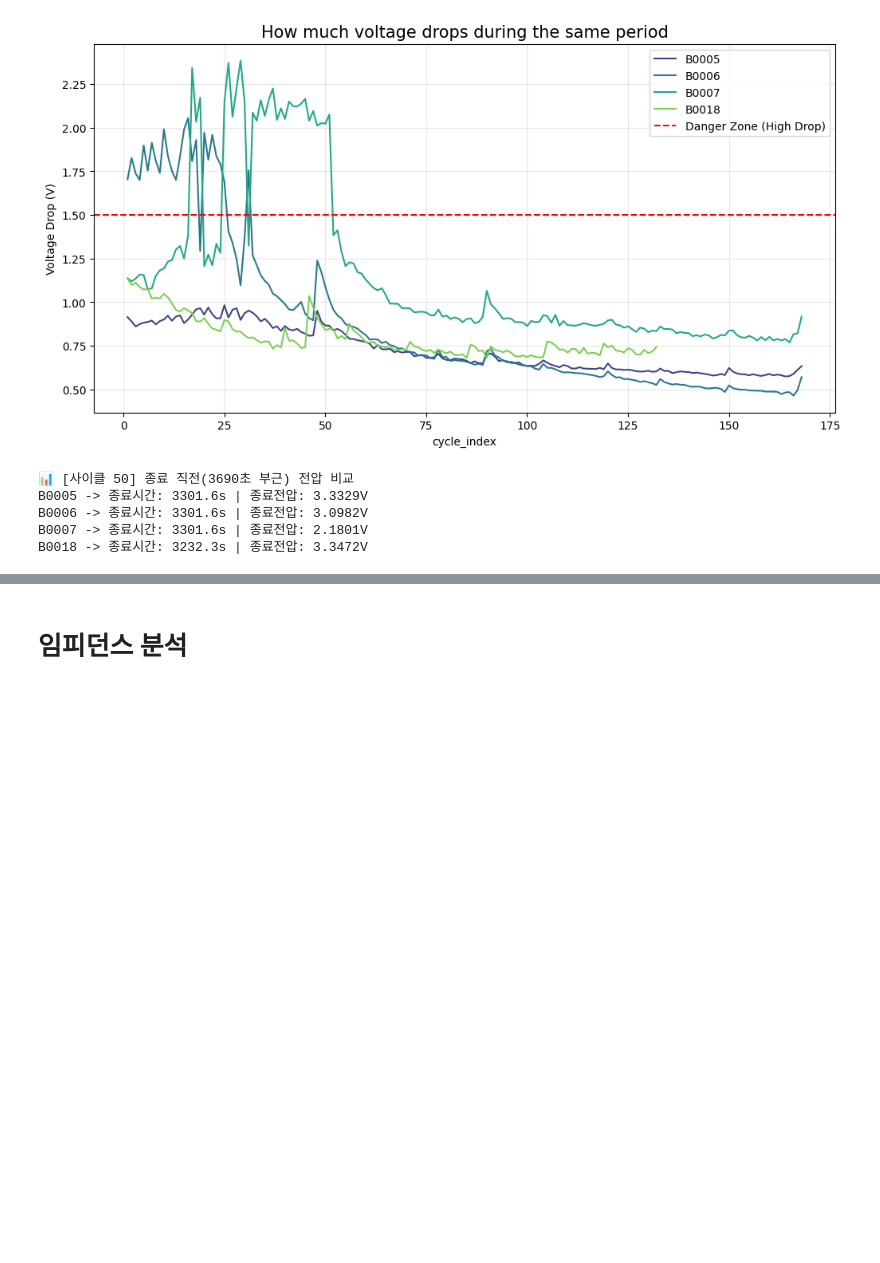
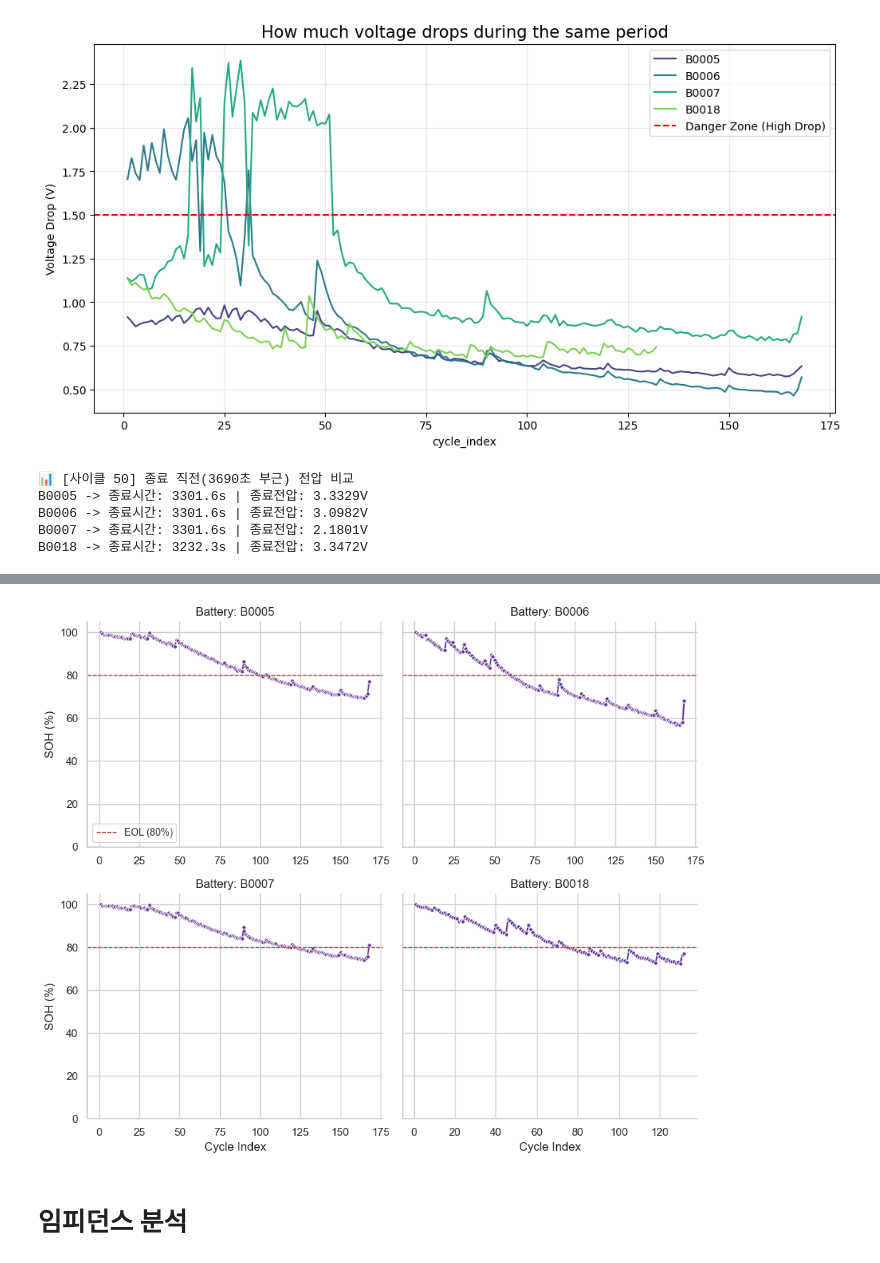
Before and after one commit to dlalswns0211/sparta_project_3_team11, a Jupyter notebook: works/rsh/rsh_01_260319_01.ipynb, the cells around one changed output, grey strips where cells are left out. Saved outputs shown, nothing was run; the diff lists cells and outputs as text; code cells hidden in the pictures; blank space fills up the shorter version.

```diff
--- a/works/rsh/rsh_01_260319_01.ipynb
+++ b/works/rsh/rsh_01_260319_01.ipynb
@@ -917,0 +1222,15 @@ plt.show()
+# %%
+# soh
+
+# 1. 배터리 ID와 사이클 번호로 정렬 (시간 순서 보장)
+df_battery_discharge = df_battery_discharge.sort_values(by=['battery_id', 'cycle_index'])
+
+# 2. 각 배터리(battery_id) 그룹별로 '맨 처음(첫 행)'의 Capacity를 찾아 새로운 컬럼으로 생성
+# transform('first')를 쓰면 그룹 내 첫 번째 값이 모든 사이클 행에 분모로 들어갑니다.
+df_battery_discharge['initial_capacity'] = df_battery_discharge.groupby('battery_id')['Capacity'].transform('first')
+
+# 3. SOH 계산: (현재 사이클의 capacity / 해당 배터리의 초기 capacity) * 100
+df_battery_discharge['SOH'] = (df_battery_discharge['Capacity'] / df_battery_discharge['initial_capacity']) * 100
+
+# 4. 결과 확인 (배터리 ID, 사이클, 현재용량, 초기용량, SOH 순서)
+print(df_battery_discharge[['battery_id', 'cycle_index', 'Capacity', 'initial_capacity', 'SOH']])
@@ -918,3 +1252,44 @@ plt.show()
+# %%
+# 1. 시각화 스타일 설정 (Seaborn 기본 테마)
+sns.set_theme(style="whitegrid")
+
+# 2. FacetGrid 생성: battery_id 컬럼을 기준으로 격자(Grid) 나누기
+# col="battery_id": 배터리 ID별로 가로로 나열 (칸)
+# col_wrap=2: 한 줄에 최대 2개씩 배치 (배터리가 많을 때 유용)
+# sharex=False, sharey=True: X축(사이클) 범위는 달라도 되지만, Y축(SOH) 범위는 통일
+g = sns.FacetGrid(df_battery_discharge, col="battery_id", col_wrap=2,
+                  height=4, aspect=1.2, sharex=False, sharey=True)
+
+# 3. 각 격자에 실제 그래프 그리기 (꺾은선 그래프 + 산점도)
+# sns.lineplot: 꺾은선
+# "cycle_index": X축
+# "SOH": Y축
+g.map(sns.lineplot, "cycle_index", "SOH", marker="o", color="rebeccapurple", linewidth=1.5, markersize=4)
+
+# 4. 그래프 디테일 설정
+# 각 서브플롯의 제목 형식 설정 (예: Battery: B0005)
+g.set_titles(template="Battery: {col_name}")
+
+# X축, Y축 라벨 설정
+g.set_axis_labels("Cycle Index", "SOH (%)")
+
+# Y축 범위 고정 (SOH는 0~100% 사이이므로)
+# 데이터에 따라 100%를 약간 넘을 수 있다면 범위를 조절하세요 (예: 0, 110)
+g.set(ylim=(0, 105))
+
+# 5. 수명 종료(EOL) 기준선 추가 (옵션: SOH 80%)
+# 각 서브플롯을 순회하며 빨간 점선 추가
+for ax in g.axes.flat:
+    ax.axhline(y=80, color='r', linestyle='--', linewidth=1, label='EOL (80%)')
+    # 첫 번째 그래프에만 범례 표시 (깔끔하게)
+    if ax == g.axes.flat[0]:
+        ax.legend(loc='lower left', fontsize='small')
+
+# 6. 레이아웃 조정 및 표시
+plt.tight_layout()
+plt.show()
+# %% [output]
+[figure, added]
 # %% [markdown]
 # 임피던스 분석
 # %%
```
Also changed, not shown: parts of 28 cells of this notebook.
